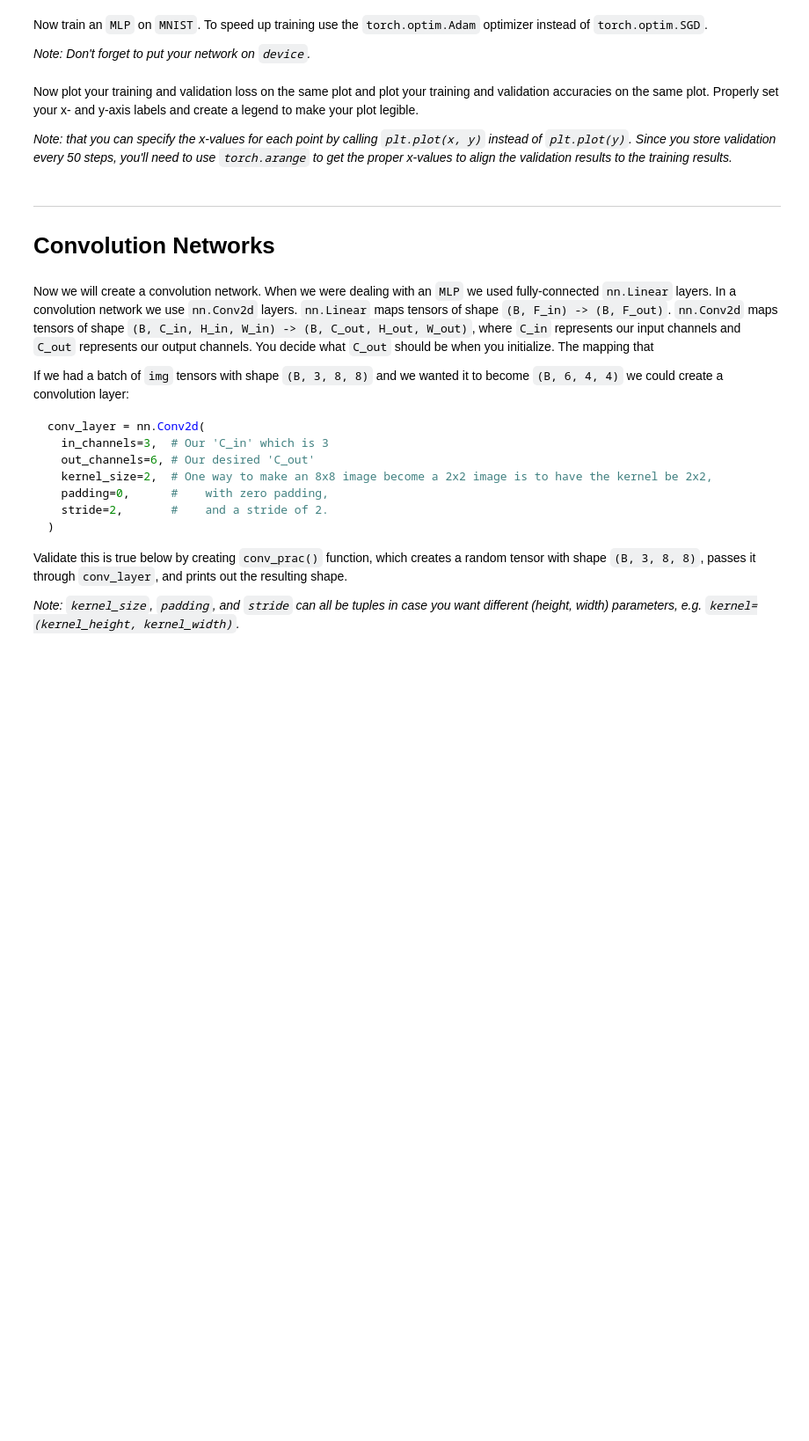
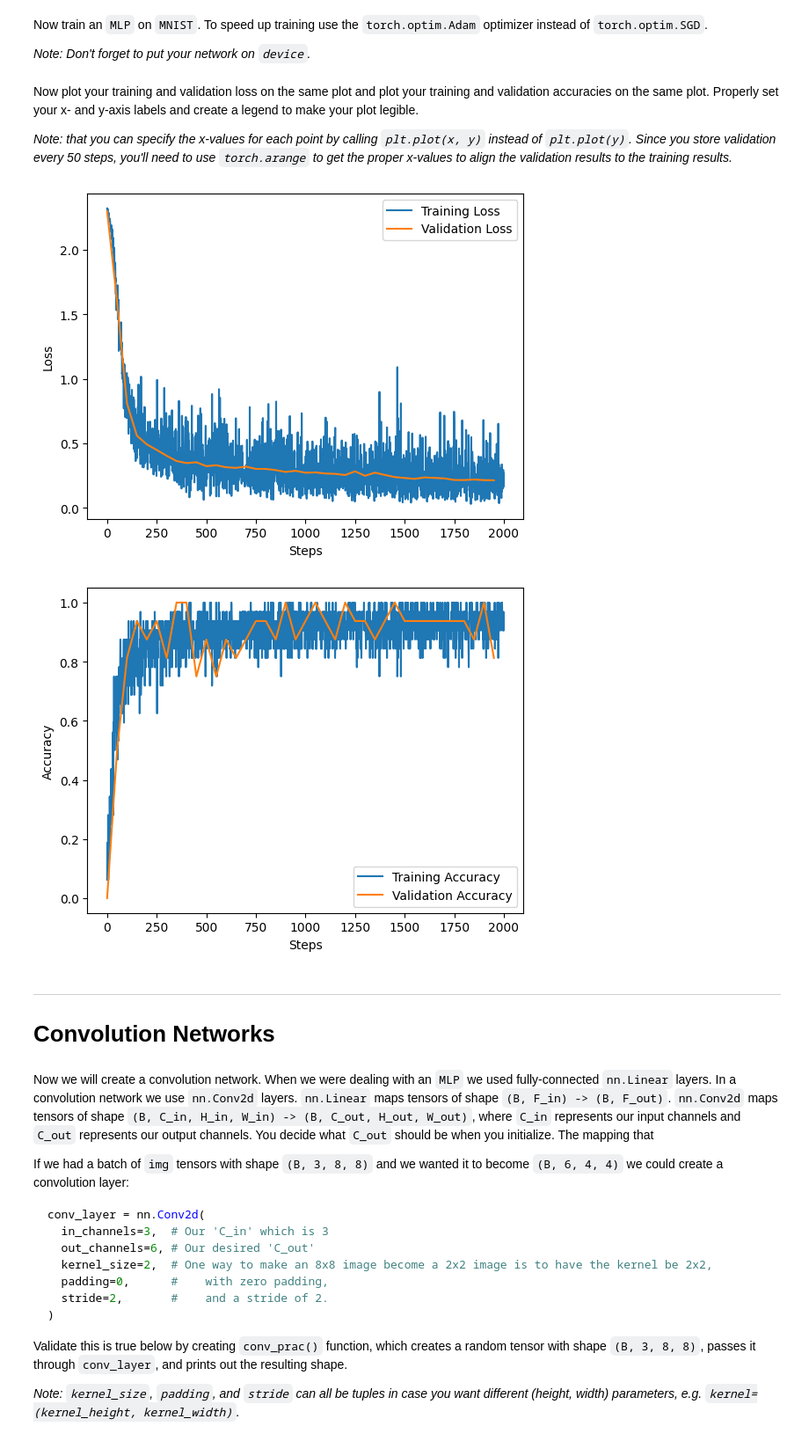
Before and after one commit to AidenEdwards-BYU/CS-474, a Jupyter notebook: lab3_cross_entropy_convnets.ipynb, the cells around one changed output. Shown at 88% size. Cells and saved outputs as stored; diff of their text form; code cells hidden in the pictures; blank space fills up the shorter version.

```diff
--- a/lab3_cross_entropy_convnets.ipynb
+++ b/lab3_cross_entropy_convnets.ipynb
@@ -25,7 +25,7 @@ Set your global variable `device`, using the `torch.device()` function. In order
 
 ***Important Note**: If you spend too much time or memory on the GPU in Google Colab then you will be timed out. This may not be a big deal with this lab, but it can become a big deal in later labs. It is recommended to set your `device` and Runtime to CPU first and once everything in the lab is working properly to set it to the GPU.*
 # %%
-device = torch.device("cpu") # Change to "cuda" later
+device = torch.device("cuda") # Change to "cuda" later
 # %% [markdown]
 ---
 
@@ -358,3 +386,7 @@ def get_accuracy(y_hat, y):
+# %%
+def get_accuracy(y_hat, y):
+    # y_hat: (B, num_classes) logits, y: (B,) labels
+    return (y_hat.argmax(dim=1) == y).float().mean().item()
 # %% [markdown]
 ---
 
@@ -386,3 +414,17 @@ def validation(net, val_loader):
+# %%
+def validation(net, val_loader):
+    # TODO: Return the network's average loss and accuracy on the val loader
+    with torch.no_grad():
+        losses = []
+        accs = []
+    for x, y in val_loader:
+        x = x.to(device)
+        y = y.to(device)
+        y_pred = net(x)
+        L = cross_entropy_loss(y_pred, y)
+        losses.append(L.item())
+    accs.append(get_accuracy(y_pred, y))
+    return sum(losses) / len(losses), sum(accs) / len(accs)
 # %% [markdown]
 Now implement the `train()` function.
 This will look similar to the `train()` you implemented in lab 2, but now you will also store training accuracies, and at every `log_val_interval` you will call `validation` and store the validation loss and accuracy.
@@ -398,18 +469,42 @@ Now train an `MLP` on `MNIST`. To speed up training use the `torch.optim.Adam` o
 *Note: Don't forget to put your network on `device`.*
 # %%
 # TODO: Set torch seed for reproducibility
-
+torch.manual_seed(0)
 # TODO: Initialize your MLP, called net
-net = None
+net = MLP(in_features=in_feature_val, out_features=10, hidden_size=x.shape[0])
+net = net.to(device)
 
 # TODO: Create an Adam optimizer (lr=.001 works well)
+lr = 0.001
+Adam_optimizer = torch.optim.Adam(net.parameters(), lr=lr)
 
 # TODO: Train your MLP for 2000 steps and set log_val_interval=50
+train_losses, train_accuracies, val_losses, val_accuracies = train(net, train_loader, val_loader, Adam_optimizer, n_optimization_steps=2000, log_val_interval=50)
 # %% [markdown]
 Now plot your training and validation loss on the same plot and plot your training and validation accuracies on the same plot.
 Properly set your x- and y-axis labels and create a legend to make your plot legible.
 
 *Note: that you can specify the x-values for each point by calling `plt.plot(x, y)` instead of `plt.plot(y)`. Since you store validation every 50 steps, you'll need to use `torch.arange` to get the proper x-values to align the validation results to the training results.*
+# %%
+log_val_interval = 50
+val_x = torch.arange(0, len(val_losses) * log_val_interval, log_val_interval)
+
+plt.plot(torch.arange(len(train_losses)), train_losses, label="Training Loss")
+plt.plot(val_x, val_losses, label="Validation Loss")
+plt.xlabel("Steps")
+plt.ylabel("Loss")
+plt.legend()
+plt.show()
+
+plt.plot(torch.arange(len(train_accuracies)), train_accuracies, label="Training Accuracy")
+plt.plot(val_x, val_accuracies, label="Validation Accuracy")
+plt.xlabel("Steps")
+plt.ylabel("Accuracy")
+plt.legend()
+plt.show()
+# %% [output]
+[figure, added]
+[figure, added]
 # %% [markdown]
 ___
 
```
Also changed, not shown: parts of 21 cells of this notebook.
